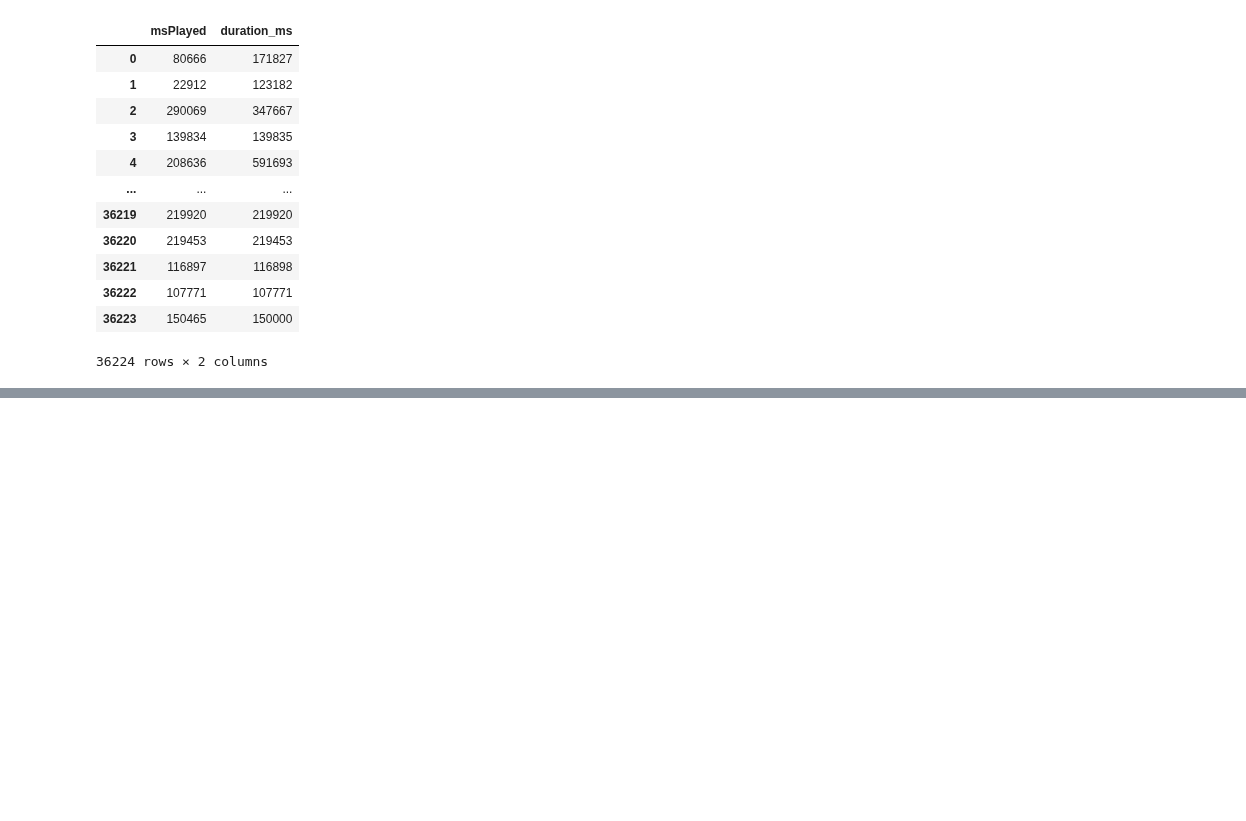
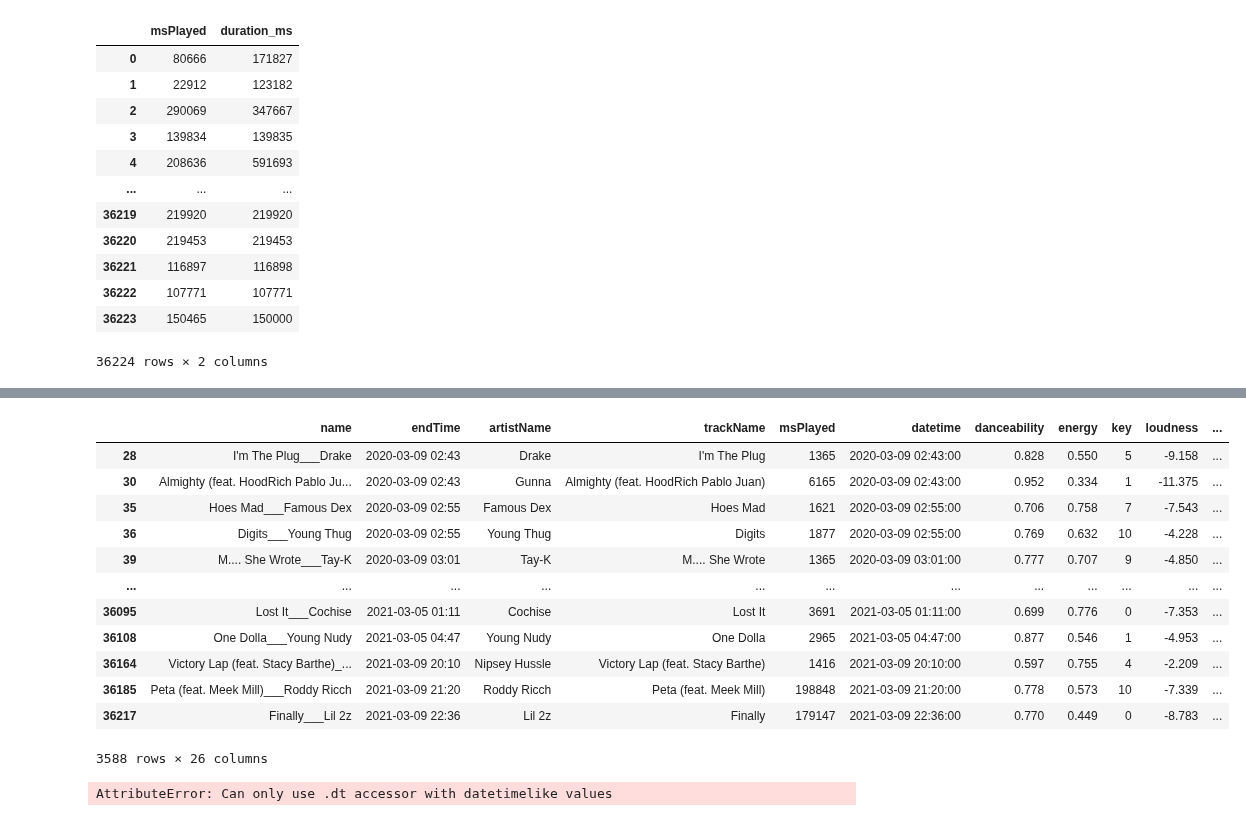
Before and after one commit to lognorman20/spotify_recommender, a Jupyter notebook: exploration.ipynb, the cells around one changed output, grey strips where cells are left out. Saved outputs shown, nothing was run; the diff lists cells and outputs as text; code cells hidden in the pictures; blank space fills up the shorter version.

```diff
--- a/exploration.ipynb
+++ b/exploration.ipynb
@@ -58,0 +102,20 @@ df[['msPlayed', 'duration_ms']]
+# %%
+df.loc[df['trackName'].duplicated(keep=False) & df['msPlayed'].duplicated(keep=False) & df['time_signature'].duplicated(keep=False) & df['datetime'].duplicated(keep=False)]
+# %% [output]
+|  | name | endTime | artistName | trackName | msPlayed | datetime | danceability | energy | key | loudness | ... |
+| 28 | I'm The Plug___Drake | 2020-03-09 02:43 | Drake | I'm The Plug | 1365 | 2020-03-09 02:43:00 | 0.828 | 0.550 | 5 | -9.158 | ... |
+| 30 | Almighty (feat. HoodRich Pablo Ju... | 2020-03-09 02:43 | Gunna | Almighty (feat. HoodRich Pablo Juan) | 6165 | 2020-03-09 02:43:00 | 0.952 | 0.334 | 1 | -11.375 | ... |
+| 35 | Hoes Mad___Famous Dex | 2020-03-09 02:55 | Famous Dex | Hoes Mad | 1621 | 2020-03-09 02:55:00 | 0.706 | 0.758 | 7 | -7.543 | ... |
+| 36 | Digits___Young Thug | 2020-03-09 02:55 | Young Thug | Digits | 1877 | 2020-03-09 02:55:00 | 0.769 | 0.632 | 10 | -4.228 | ... |
+| 39 | M.... She Wrote___Tay-K | 2020-03-09 03:01 | Tay-K | M.... She Wrote | 1365 | 2020-03-09 03:01:00 | 0.777 | 0.707 | 9 | -4.850 | ... |
+| ... | ... | ... | ... | ... | ... | ... | ... | ... | ... | ... | ... |
+| 36095 | Lost It___Cochise | 2021-03-05 01:11 | Cochise | Lost It | 3691 | 2021-03-05 01:11:00 | 0.699 | 0.776 | 0 | -7.353 | ... |
+| 36108 | One Dolla___Young Nudy | 2021-03-05 04:47 | Young Nudy | One Dolla | 2965 | 2021-03-05 04:47:00 | 0.877 | 0.546 | 1 | -4.953 | ... |
+| 36164 | Victory Lap (feat. Stacy Barthe)_... | 2021-03-09 20:10 | Nipsey Hussle | Victory Lap (feat. Stacy Barthe) | 1416 | 2021-03-09 20:10:00 | 0.597 | 0.755 | 4 | -2.209 | ... |
+| 36185 | Peta (feat. Meek Mill)___Roddy Ricch | 2021-03-09 21:20 | Roddy Ricch | Peta (feat. Meek Mill) | 198848 | 2021-03-09 21:20:00 | 0.778 | 0.573 | 10 | -7.339 | ... |
+| 36217 | Finally___Lil 2z | 2021-03-09 22:36 | Lil 2z | Finally | 179147 | 2021-03-09 22:36:00 | 0.770 | 0.449 | 0 | -8.783 | ... |
+3588 rows × 26 columns
+# %%
+df.groupby([df['datetime'].dt.date])
+# %% [output]
+AttributeError: Can only use .dt accessor with datetimelike values
```
Also changed, not shown: parts of 3 cells of this notebook.
